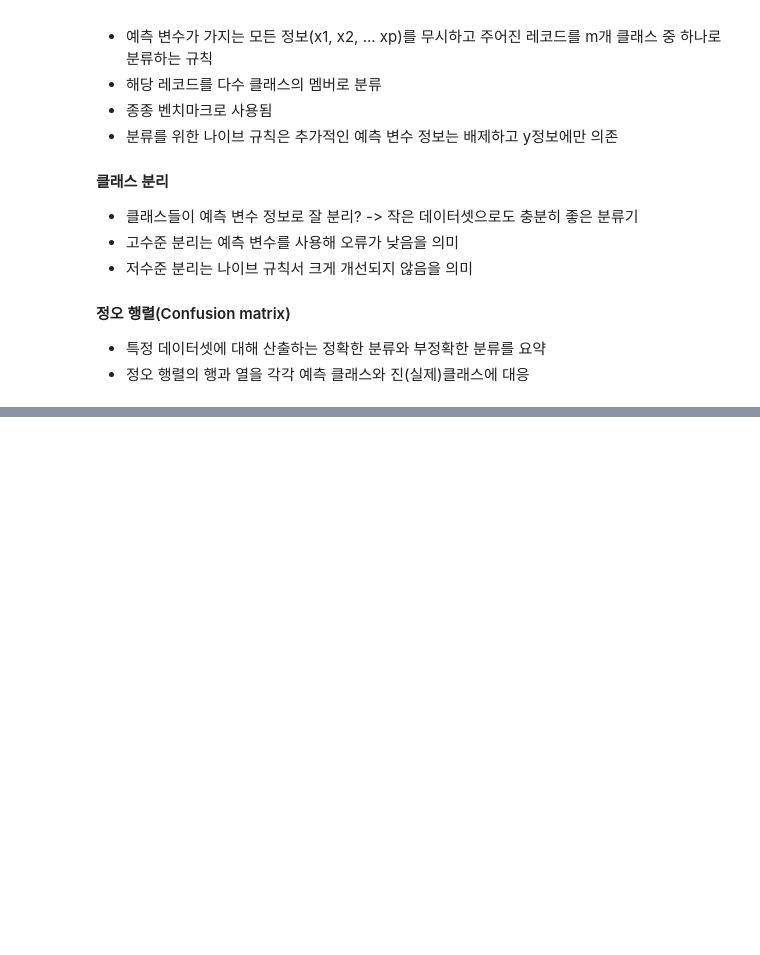
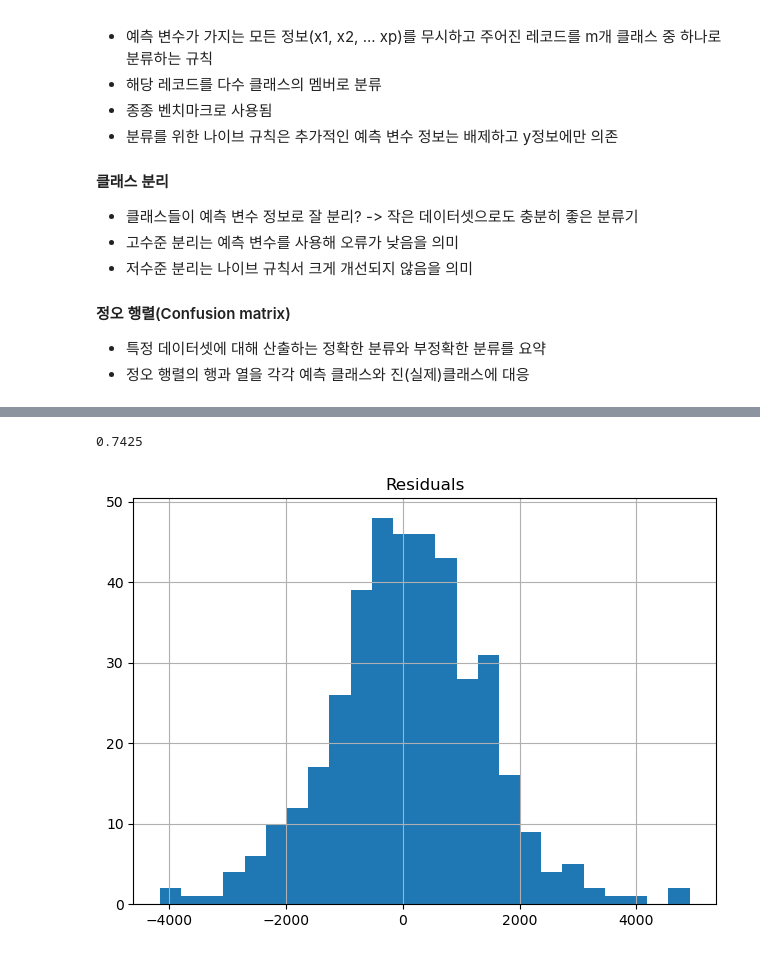
Before and after one commit to JunheeChoi/dm_class, a Jupyter notebook: DM_class_04-mid.ipynb, the cells around one changed output, grey strips where cells are left out. Saved outputs shown, nothing was run; the diff lists cells and outputs as text; code cells hidden in the pictures; blank space fills up the shorter version.

```diff
--- a/DM_class_04-mid.ipynb
+++ b/DM_class_04-mid.ipynb
@@ -446,0 +504,19 @@ y = car_df[outcome]
+# %%
+predictors = ['age_08_04', 'km', 'fuel_type', 'hp', 'met_color', 'automatic', 'cc', 'doors', 'quarterly_tax', 'weight']
+
+outcome = 'price'
+
+# 데이터 분할
+X = pd.get_dummies(car_df[predictors], drop_first = True)
+y = car_df[outcome]
+train_X, valid_X, train_y, valid_y = train_test_split(X, y, test_size = 0.4, random_state = 1)
+
+car_lm = LinearRegression()
+car_lm.fit(train_X, train_y)
+
+# coefficients 출력
+print('intercept', car_lm.intercept_)
+print(pd.DataFrame({'Predictor':X.columns, 'coefficient': car_lm.coef_}))
+
+# 성능 지표
+regressionSummary(train_y, car_lm.predict(train_X))
@@ -446,0 +583,15 @@ y = car_df[outcome]
+# %%
+# 잔차를 결정하고 히스토그램을 만듦
+car_lm_pred = car_lm.predict(valid_X)
+all_residuals = valid_y - car_lm_pred
+
+#[-1406, 1406]에 잔차가 있는 데이터 포인트의 백분율을 결정 (대략 75%)
+print(len(all_residuals[(all_residuals > -1406) & (all_residuals < 1406)]) / len(all_residuals))
+
+ax = pd.DataFrame({'Residuals':all_residuals}).hist(bins = 25)
+
+plt.tight_layout()
+plt.show()
+# %% [output]
+0.7425
+[figure, added]
```
Also changed, not shown: parts of 10 cells of this notebook.
